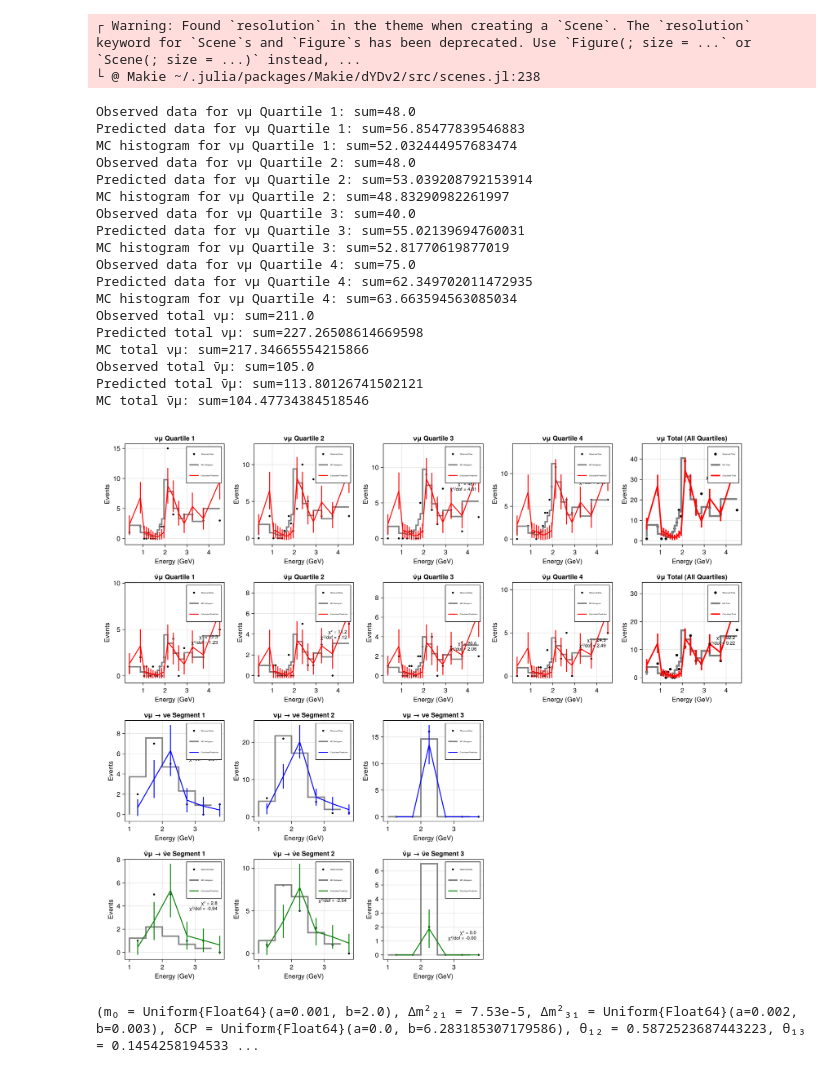
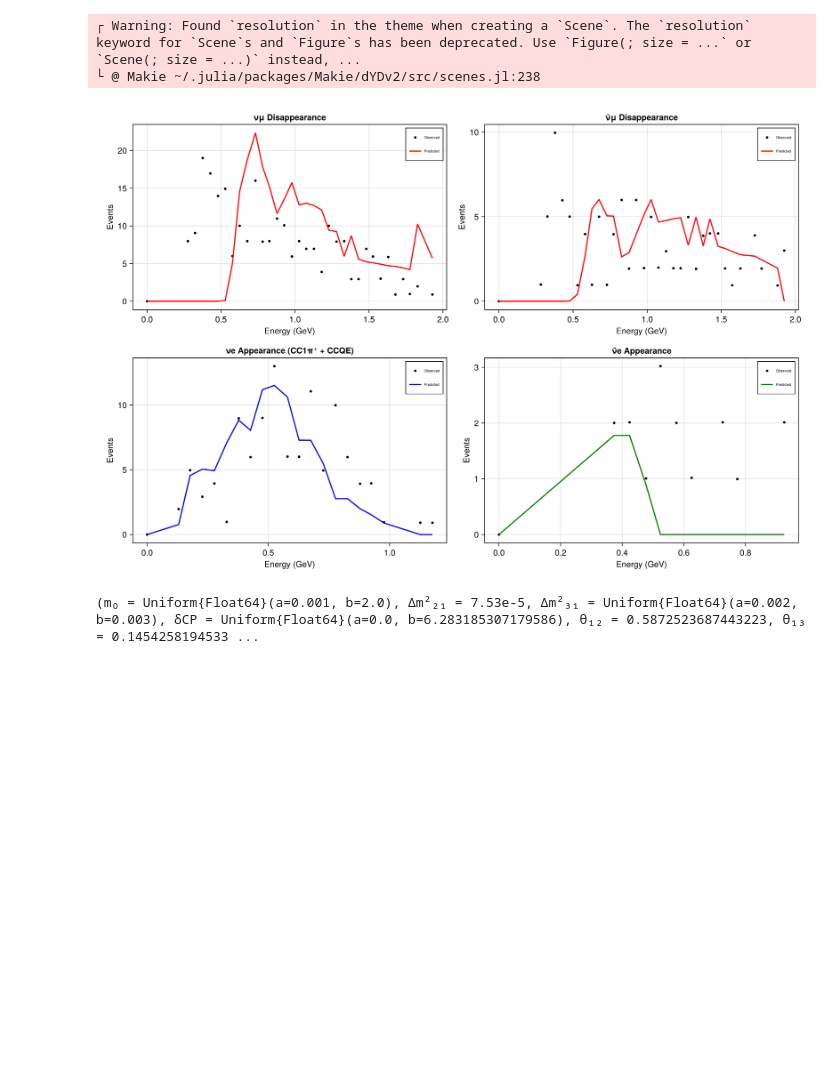
Before and after one commit to philippeller/Newtrinos.jl, a Jupyter notebook: notebooks/t2k.ipynb, the cells around one changed output. Drawn from its saved outputs; the diff is of its cells as text; code cells hidden in the pictures; blank space fills up the shorter version.

Commit message:
nova and t2k new versions

```diff
--- a/notebooks/t2k.ipynb
+++ b/notebooks/t2k.ipynb
@@ -72,29 +68,11 @@ p = Newtrinos.get_params(experiments)
 # %%
-img = experiments.nova.plot(p)
+img = experiments.t2k.plot(p)
 display("image/png", img)
-#save("/home/sofialon/Newtrinos.jl/profiled plot/nova/nova_data_NND.png", img)
+#save("/home/sofialon/Newtrinos.jl/profiled plot/t2k/t2k_data_NND.png", img)
 # %% [output]
 ┌ Warning: Found `resolution` in the theme when creating a `Scene`. The `resolution` keyword for `Scene`s and `Figure`s has been deprecated. Use `Figure(; size = ...` or `Scene(; size = ...)` instead, ...
 └ @ Makie ~/.julia/packages/Makie/dYDv2/src/scenes.jl:238
-Observed data for νμ Quartile 1: sum=48.0
-Predicted data for νμ Quartile 1: sum=56.85477839546883
-MC histogram for νμ Quartile 1: sum=52.032444957683474
-Observed data for νμ Quartile 2: sum=48.0
-Predicted data for νμ Quartile 2: sum=53.039208792153914
-MC histogram for νμ Quartile 2: sum=48.83290982261997
-Observed data for νμ Quartile 3: sum=40.0
-Predicted data for νμ Quartile 3: sum=55.02139694760031
-MC histogram for νμ Quartile 3: sum=52.81770619877019
-Observed data for νμ Quartile 4: sum=75.0
-Predicted data for νμ Quartile 4: sum=62.349702011472935
-MC histogram for νμ Quartile 4: sum=63.663594563085034
-Observed total νμ: sum=211.0
-Predicted total νμ: sum=227.26508614669598
-MC total νμ: sum=217.34665554215866
-Observed total ν̄μ: sum=105.0
-Predicted total ν̄μ: sum=113.80126741502121
-MC total ν̄μ: sum=104.47734384518546
-[figure, old version]
+[figure, new version]
 # %%
 
 all_priors = Newtrinos.get_priors(experiments)
```
Also changed, not shown: parts of 10 cells of this notebook, 44 other files.
